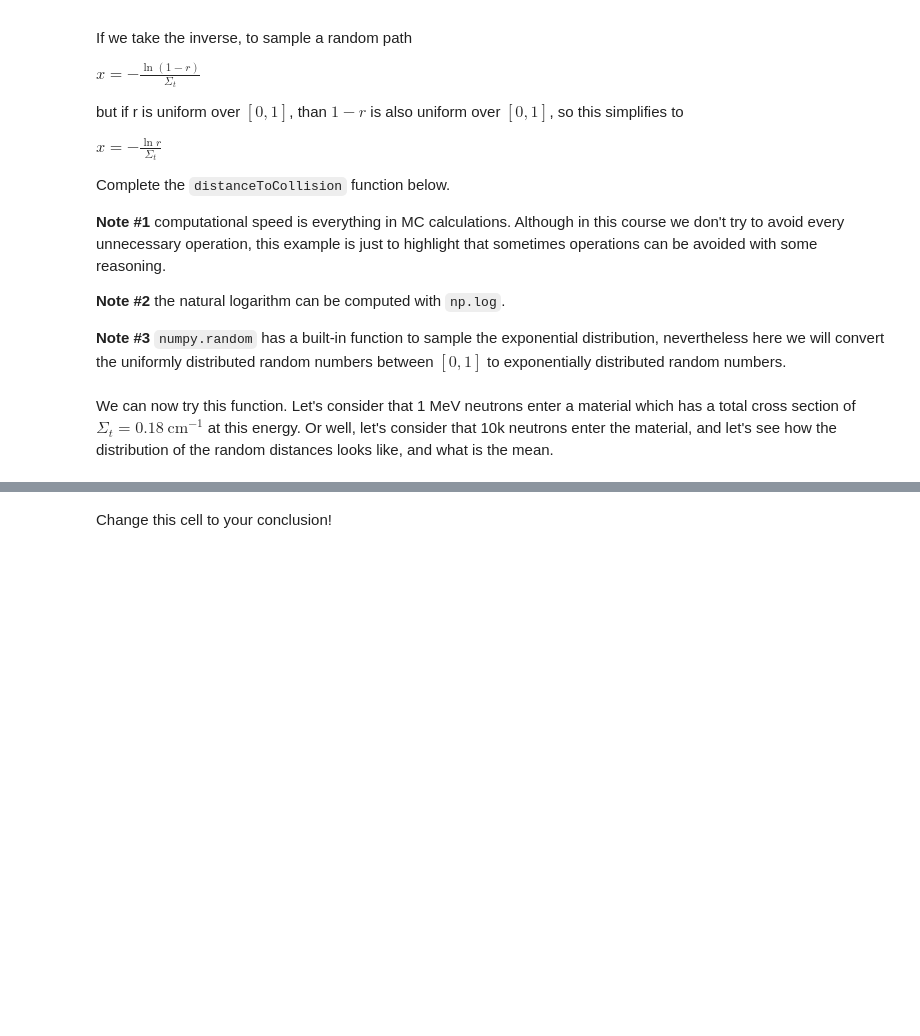
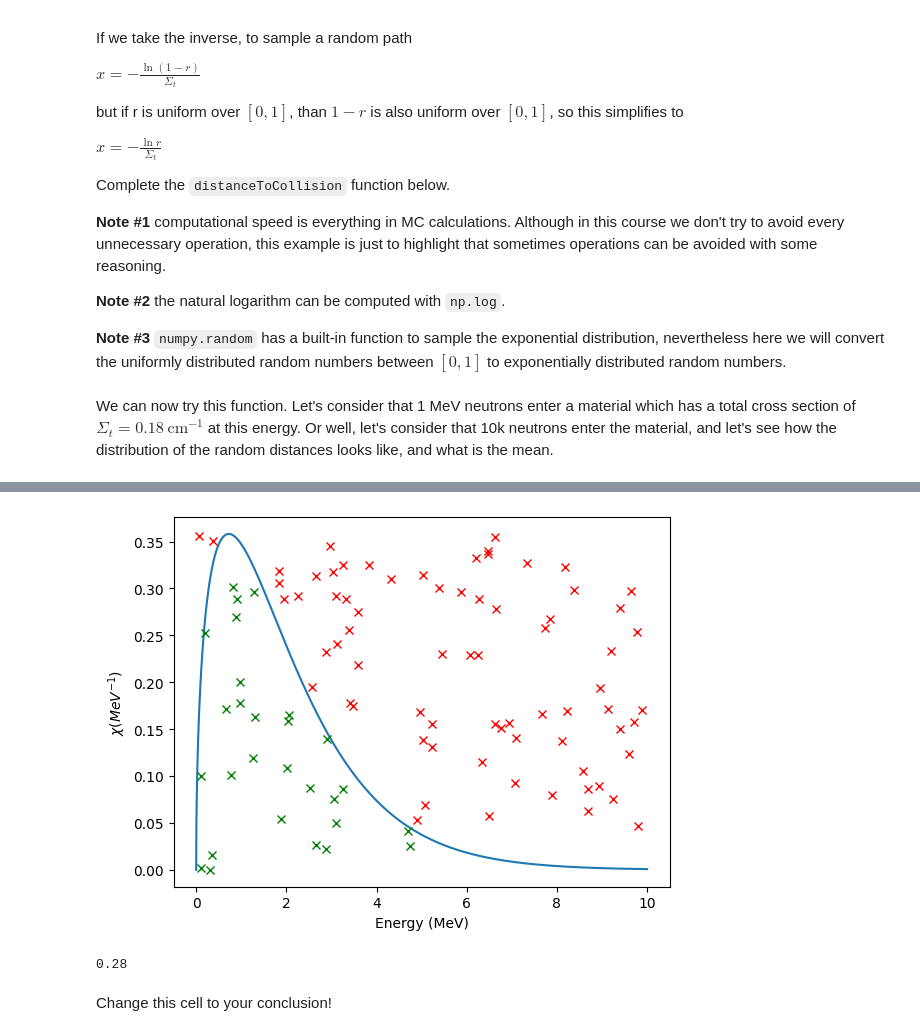
Before and after one commit to MalteHanse/RFP, a Jupyter notebook: Datalabs/Datalab04/4-Scattering_MCintro.ipynb, the cells around one changed output, grey strips where cells are left out. Saved outputs shown, nothing was run; the diff lists cells and outputs as text; code cells hidden in the pictures; blank space fills up the shorter version.

```diff
--- a/Datalabs/Datalab04/4-Scattering_MCintro.ipynb
+++ b/Datalabs/Datalab04/4-Scattering_MCintro.ipynb
@@ -422,30 +422,38 @@ Draw 100 numbers $x$ between 0-10 MeV and draw 100 numbers $y$ between 0 and the
 
 Does this method seem to be efficient to sample the Watt-spectrum? Count the number of accepted random samples to estimate the efficiency!
 # %%
-def watt(x):
+def watt(E):
     C1 = 0.453
     C2 = 0.965
     C3 = 2.29
-    return #complete the line
+    return C1 * np.exp(-E / C2) * np.sinh((C3 * E)**0.5)  #complete the line
 
 E=np.linspace(0,10,10000)
 plt.figure()
 plt.plot(E,watt(E))
 maxW=np.max(watt(E))
 
+N_accept = 0
 for _ in range(100):
     xi=np.random.uniform(0,10)
-    yi=#complete the line
+    yi=np.random.uniform(0, maxW)  #complete the line
     if yi<watt(xi):
         plt.plot(xi,yi,'gx')
+        N_accept += 1
+
     #complete the if/else statements
+    else:
+        plt.plot(xi, yi, 'rx')
     #count how often a number is accepted!
 
 plt.xlabel('Energy (MeV)')
 plt.ylabel(r'$\chi (MeV^{-1})$')
 plt.show()
 
-print()#print the estimated efficiency
+print(N_accept/100)#print the estimated efficiency
+# %% [output]
+[figure, added]
+0.28
 # %% [markdown]
 Change this cell to your conclusion!
 # %% [markdown]
```
Also changed, not shown: parts of 10 cells of this notebook, 2 other files.
